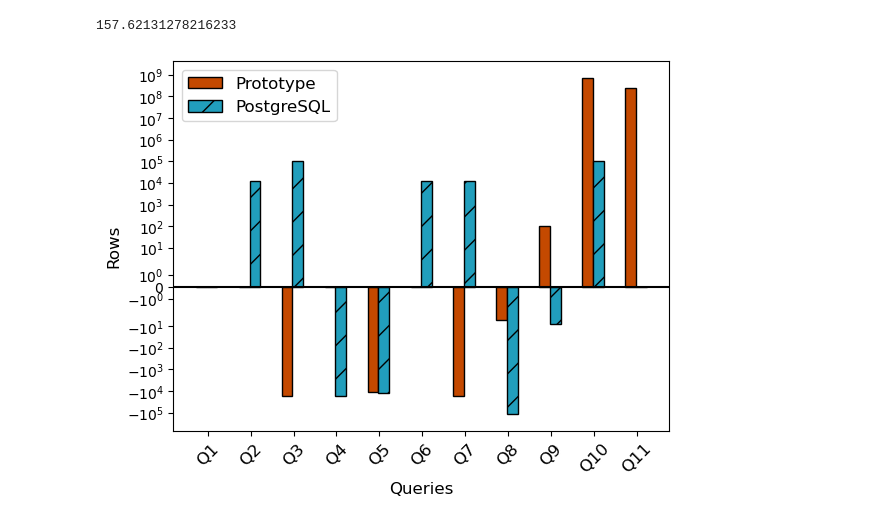
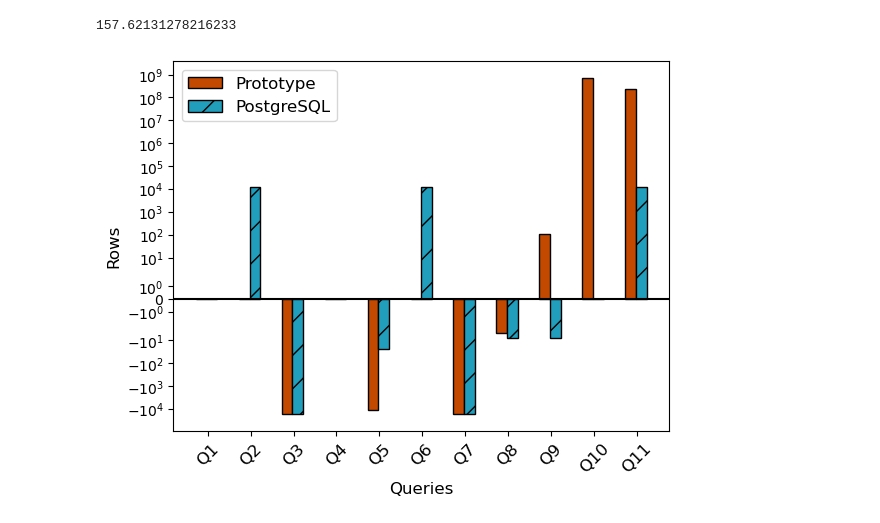
Before and after one commit to Johanna-Maria/master-thesis-prototype, a Jupyter notebook: Results/Notbooks/Untitled.ipynb, the cells around one changed output. Cells and saved outputs as stored; diff of their text form; code cells hidden in the pictures.

```diff
--- a/Results/Notbooks/Untitled.ipynb
+++ b/Results/Notbooks/Untitled.ipynb
@@ -617,34 +617,34 @@ categories = ['Q' + str(i) for i in range(1, 12)]
 schmidi_db_estimated = [100000, 87655,  100000, 100000,  76834, 87655, 100000, 29, 137, 700000000, 240100000]
 schmidi_db_actual = [100000, 87655, 116770, 100000,  87655,  87655, 116772, 34, 34, 100000, 87655]
 postgres_estimated = [100000, 100000, 100000, 100000,  87630, 100000, 100000, 26, 26, 100000, 100000]
-postgres_actual = [100000, 87655, 7, 116770, 100000, 87655,  87655, 116772, 34, 34, 100000, 87655]
+postgres_actual = [100000, 87655, 116770, 100000, 87655,  87655, 116772, 34, 34, 100000, 87655]
 schmidi_db = [ est - act for est, act in zip(schmidi_db_estimated, schmidi_db_actual)]
 postgres_db = [ est - act for est, act in zip(postgres_estimated, postgres_actual)]
 # Number of bars per category
 bar_width = 0.25
 index = np.arange(len(categories))
 
 # Create a grouped bar chart
 plt.figure()
 plt.bar(index, schmidi_db, bar_width, label='Prototype', edgecolor='black', color=hash_color)
 plt.bar(index + bar_width, postgres_db, bar_width, label='PostgreSQL',hatch = '/', edgecolor='black', color=nested_loop_index_color)
 # plt.bar(index + bar_width + bar_width, hash, bar_width, label='Hash', color=hash_color)
 # plt.gca().yaxis.set_major_formatter(ScalarFormatter(useMathText=True))
 # plt.ylim(300000, None)
 # plt.axhline(y=0, color='black', linestyle='-')
 plt.yscale('symlog')
 plt.axhline(y=0, color='black', linestyle='-')
 # Add titles and labels
 # plt.title('Difference between the estimation and the actual result in rows')
 plt.xlabel('Queries', fontsize=12)
 plt.ylabel('Rows', fontsize=12)
 plt.xticks(index + bar_width -0.1, categories)
 plt.xticks(rotation=45, fontsize=12)
 plt.legend(fontsize=12)
 plt.savefig('selectivity_joins_postgres.svg', format='svg', bbox_inches='tight')
 plt.savefig('selectivity_joins_postgres.pdf', format='pdf', bbox_inches='tight')
 
 # Display the plot
 plt.show()
 # %% [output]
-[figure, old version]
+[figure, new version]
```
Also changed, not shown: parts of 12 cells of this notebook, 6 other files.
